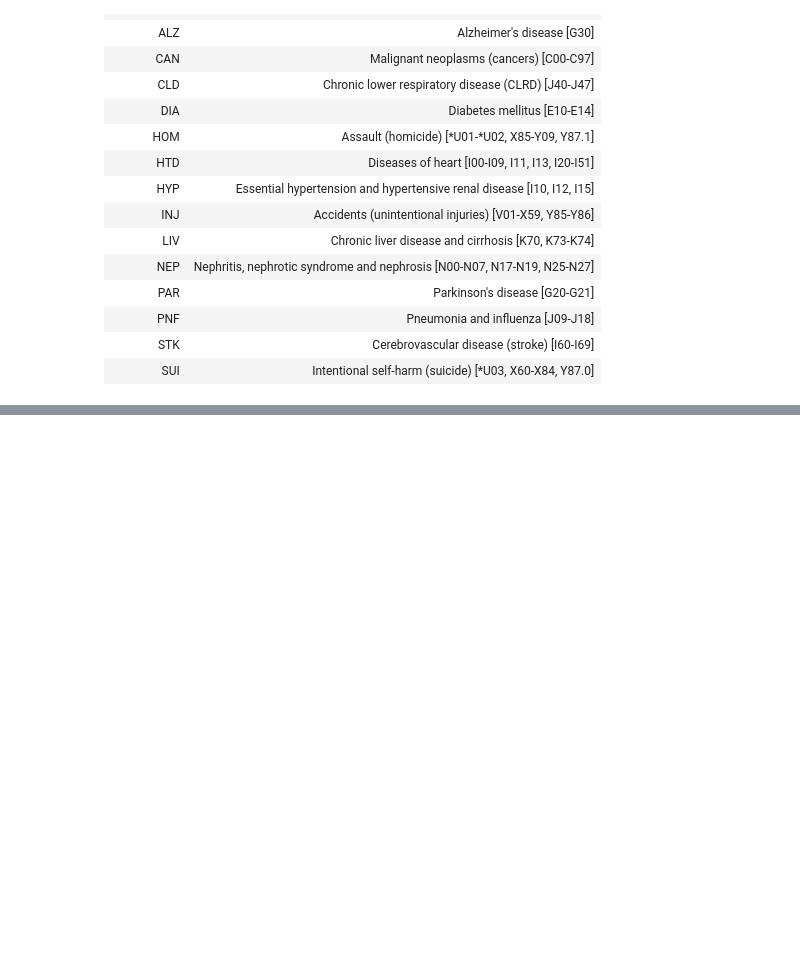
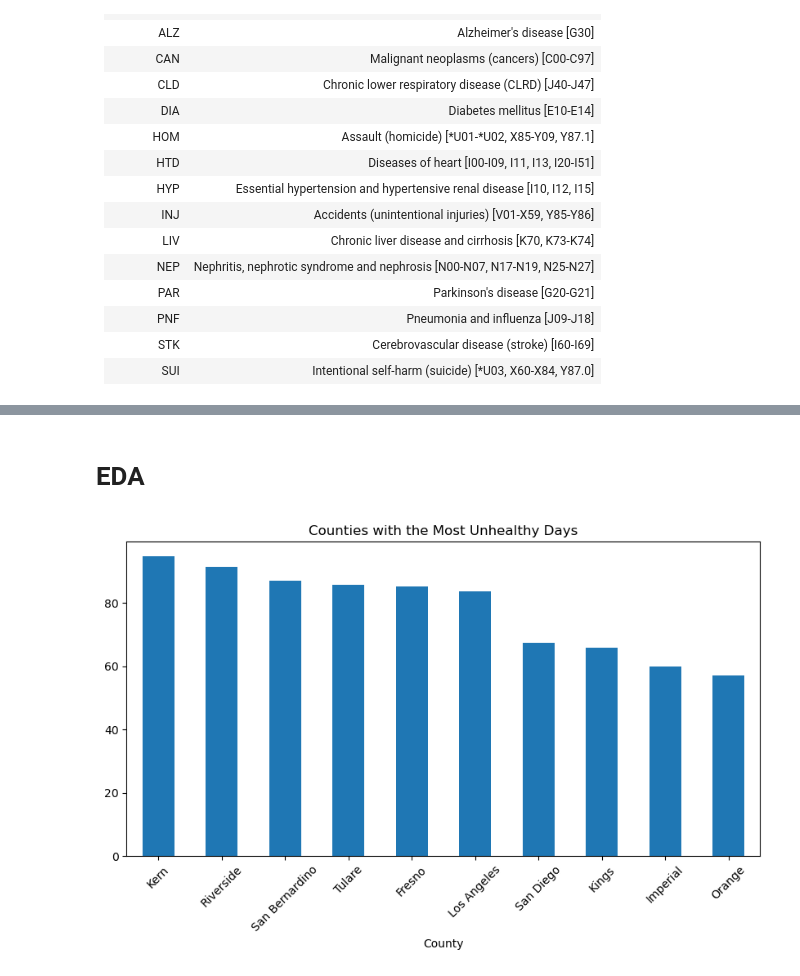
Before and after one commit to ralatorr/project_4, a Jupyter notebook: alexspradling.ipynb, the cells around one changed output, grey strips where cells are left out. Cells and saved outputs as stored; diff of their text form; code cells hidden in the pictures; blank space fills up the shorter version.

```diff
--- a/alexspradling.ipynb
+++ b/alexspradling.ipynb
@@ -71,0 +119,17 @@ respiratory_diseases = ['CLD', 'CAN', 'PNF', 'HTD']
+# %%
+# only want full data
+ca_df = ca_df.query('`Days with AQI` > 360').copy()
+# merge cld and ca_df
+cld = cld.merge(ca_df, how='left', left_on=['County', 'Year'], right_on=['County', 'Year'])
+# merge can and ca_df
+can = can.merge(ca_df, how='left', left_on=['County', 'Year'], right_on=['County', 'Year'])
+# merge pneumonia and ca_df
+pneumonia = pneumonia.merge(ca_df, how='left', left_on=['County', 'Year'], right_on=['County', 'Year'])
+# merge heart_disease and ca_df
+heart_disease = heart_disease.merge(ca_df, how='left', left_on=['County', 'Year'], right_on=['County', 'Year'])
+
+# query dataframes so count is greater than 0
+cld = cld.query('Count > 0')
+can = can.query('Count > 0')
+pneumonia = pneumonia.query('Count > 0')
+heart_disease = heart_disease.query('Count > 0')
@@ -71,0 +142,10 @@ respiratory_diseases = ['CLD', 'CAN', 'PNF', 'HTD']
+# %% [markdown]
+# EDA
+# %%
+# counties with the most unhealthy days
+counties_worst_air_qual = ca_df.groupby('County')['Median AQI'].mean().sort_values(ascending=False).head(10)
+
+counties_worst_air_qual.plot(kind='bar', figsize=(10, 5), title='Counties with the Most Unhealthy Days')
+plt.xticks(rotation=45);
+# %% [output]
+[figure, added]
```
Also changed, not shown: parts of 22 cells of this notebook, 15 other files.
